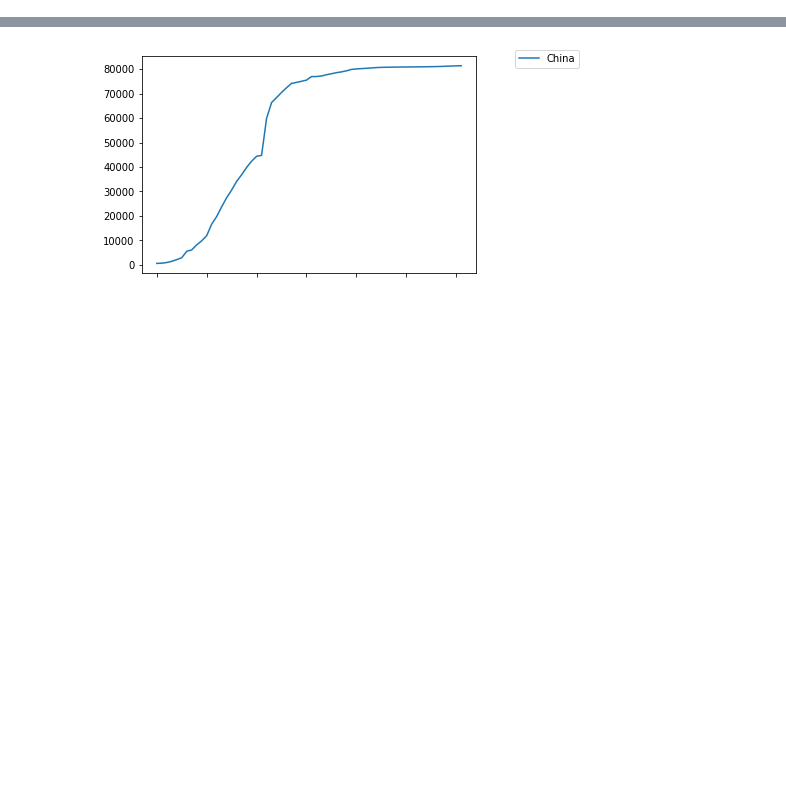
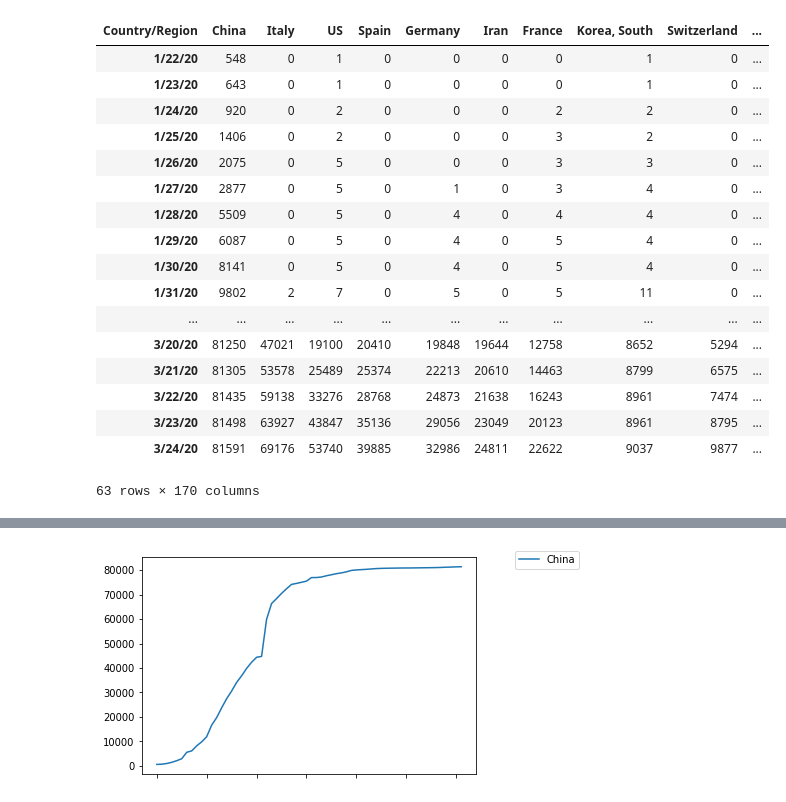
Before and after one commit to kennethgoodman/COVID-19, a Jupyter notebook: KG Analysis/Daily Analysis.ipynb, the cells around one changed output, grey strips where cells are left out. Saved outputs shown, nothing was run; the diff lists cells and outputs as text; code cells hidden in the pictures; blank space fills up the shorter version.

```diff
--- a/KG Analysis/Daily Analysis.ipynb
+++ b/KG Analysis/Daily Analysis.ipynb
@@ -61 +118,22 @@ population.loc[population['Name'] == 'United States','Name'] = 'US'
+# %%
+df_confirmed
+# %% [output]
+| Country/Region | China | Italy | US | Spain | Germany | Iran | France | Korea, South | Switzerland | ... |
+| 1/22/20 | 548 | 0 | 1 | 0 | 0 | 0 | 0 | 1 | 0 | ... |
+| 1/23/20 | 643 | 0 | 1 | 0 | 0 | 0 | 0 | 1 | 0 | ... |
+| 1/24/20 | 920 | 0 | 2 | 0 | 0 | 0 | 2 | 2 | 0 | ... |
+| 1/25/20 | 1406 | 0 | 2 | 0 | 0 | 0 | 3 | 2 | 0 | ... |
+| 1/26/20 | 2075 | 0 | 5 | 0 | 0 | 0 | 3 | 3 | 0 | ... |
+| 1/27/20 | 2877 | 0 | 5 | 0 | 1 | 0 | 3 | 4 | 0 | ... |
+| 1/28/20 | 5509 | 0 | 5 | 0 | 4 | 0 | 4 | 4 | 0 | ... |
+| 1/29/20 | 6087 | 0 | 5 | 0 | 4 | 0 | 5 | 4 | 0 | ... |
+| 1/30/20 | 8141 | 0 | 5 | 0 | 4 | 0 | 5 | 4 | 0 | ... |
+| 1/31/20 | 9802 | 2 | 7 | 0 | 5 | 0 | 5 | 11 | 0 | ... |
+| ... | ... | ... | ... | ... | ... | ... | ... | ... | ... | ... |
+| 3/20/20 | 81250 | 47021 | 19100 | 20410 | 19848 | 19644 | 12758 | 8652 | 5294 | ... |
+| 3/21/20 | 81305 | 53578 | 25489 | 25374 | 22213 | 20610 | 14463 | 8799 | 6575 | ... |
+| 3/22/20 | 81435 | 59138 | 33276 | 28768 | 24873 | 21638 | 16243 | 8961 | 7474 | ... |
+| 3/23/20 | 81498 | 63927 | 43847 | 35136 | 29056 | 23049 | 20123 | 8961 | 8795 | ... |
+| 3/24/20 | 81591 | 69176 | 53740 | 39885 | 32986 | 24811 | 22622 | 9037 | 9877 | ... |
+63 rows × 170 columns
 # %%
```
Also changed, not shown: parts of 8 cells of this notebook.
